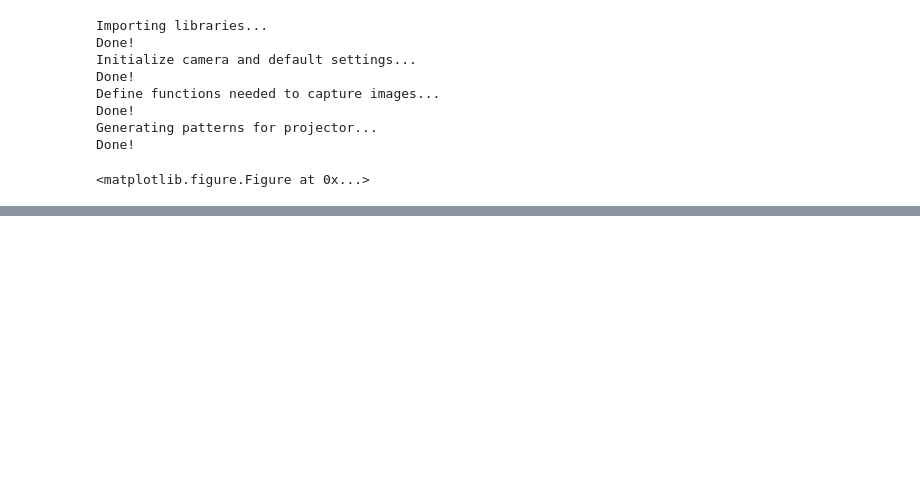
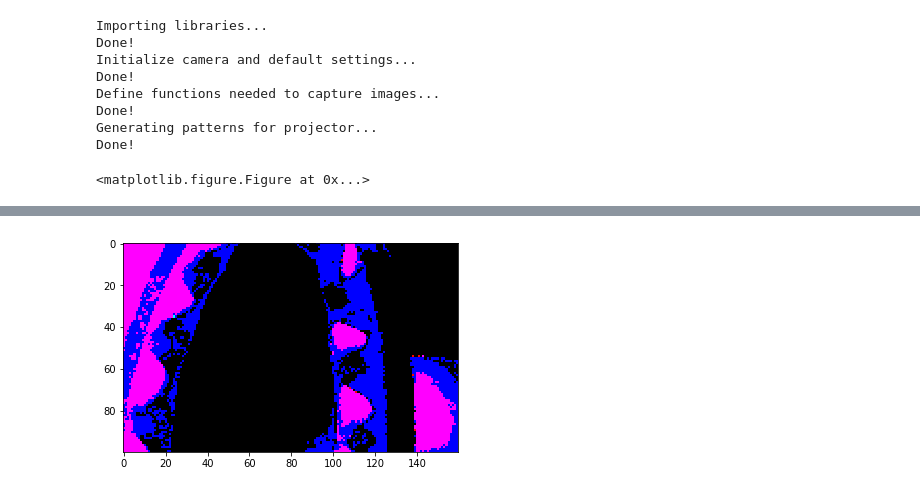
Before and after one commit to lzmunch/beaglebone-imaging, a Jupyter notebook: notebook/part5_2_hdr.ipynb, the cells around one changed output, grey strips where cells are left out. Cells and saved outputs as stored; diff of their text form; code cells hidden in the pictures; blank space fills up the shorter version.

```diff
--- a/notebook/part5_2_hdr.ipynb
+++ b/notebook/part5_2_hdr.ipynb
@@ -385,0 +346,6 @@ show clipped img, min=0, max=100
+# %%
+# color image attempt 3
+color_image = numpy.dstack((D, (B/2+C/2), A));
+plt.imshow(color_image); plt.show();
+# %% [output]
+[figure, added]
```
Also changed, not shown: parts of 9 cells of this notebook, 1 other file.
